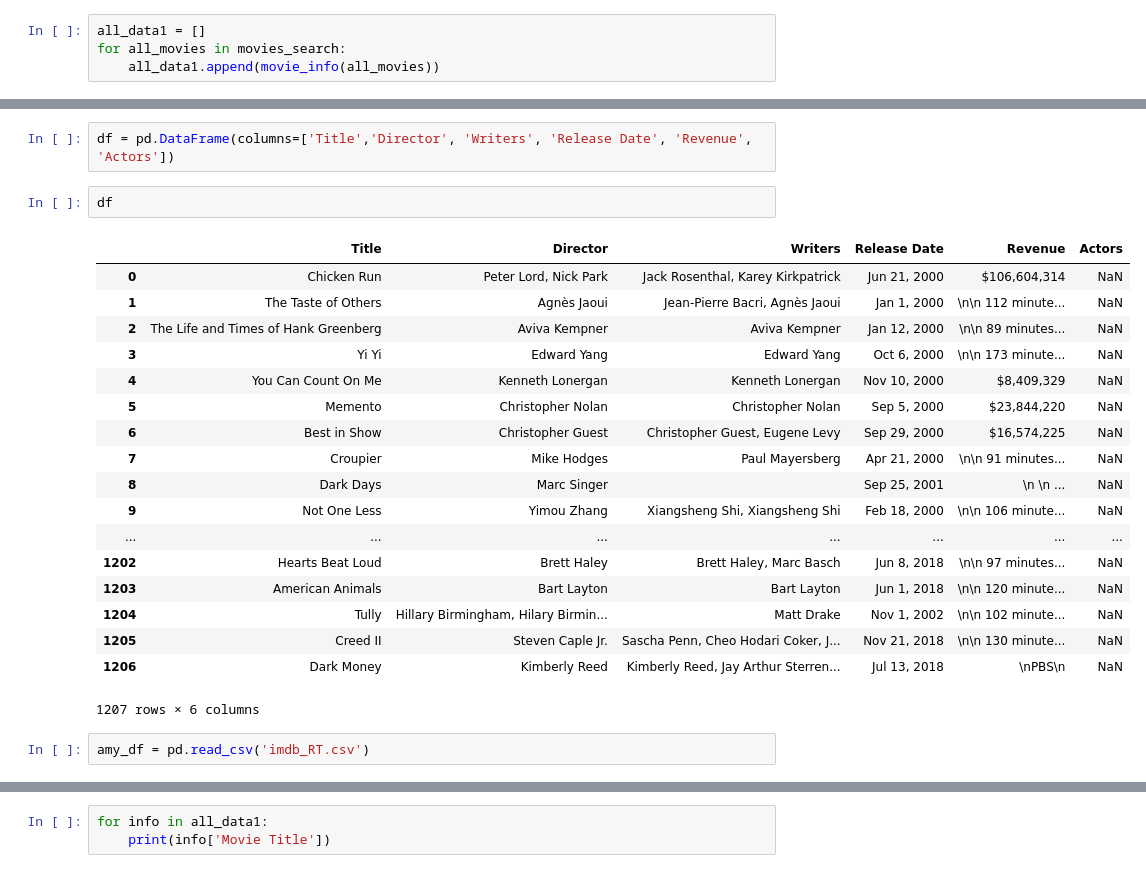
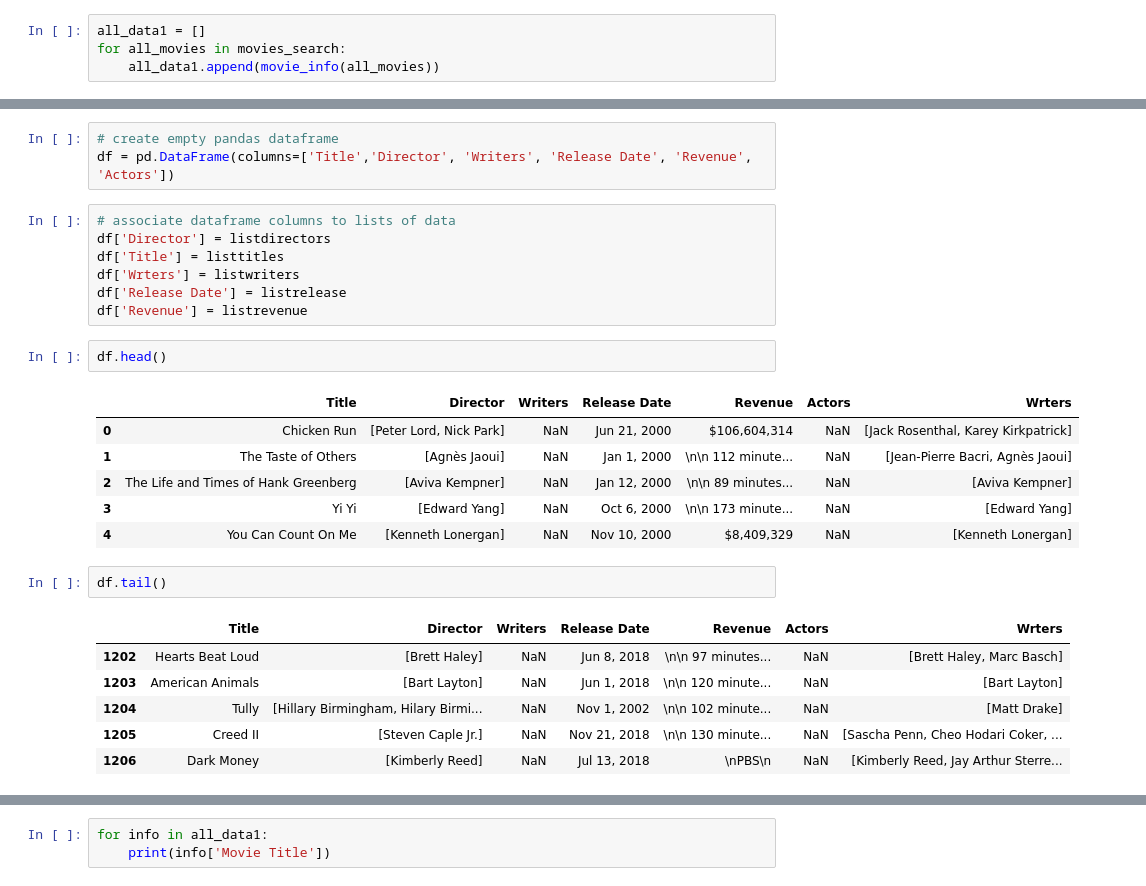
Before and after one commit to lasoya/Mod1_Project, a Jupyter notebook: RT_Scraping.ipynb, the cells around one changed output, grey strips where cells are left out. Saved outputs shown, nothing was run; the diff lists cells and outputs as text.

Commit message:
FInal Dataframe and Database

```diff
--- a/RT_Scraping.ipynb
+++ b/RT_Scraping.ipynb
@@ -106,27 +129,30 @@ all_data1
   'Box Office Info': '\n\n                                85 minutes\n                            \n',
   'Actors': ['\n
 # %%
+# create empty pandas dataframe
 df = pd.DataFrame(columns=['Title','Director', 'Writers', 'Release Date', 'Revenue', 'Actors'])
+# %%
+# associate dataframe columns to lists of data
+df['Director'] = listdirectors
+df['Title'] = listtitles
+df['Wrters'] = listwriters
+df['Release Date'] = listrelease
+df['Revenue'] = listrevenue
 # %%
-df
+df.head()
 # %% [output]
-|  | Title | Director | Writers | Release Date | Revenue | Actors |
-| 0 | Chicken Run | Peter Lord, Nick Park | Jack Rosenthal, Karey Kirkpatrick | Jun 21, 2000 | $106,604,314 | NaN |
-| 1 | The Taste of Others | Agnès Jaoui | Jean-Pierre Bacri, Agnès Jaoui | Jan 1, 2000 | \n\n 112 minute... | NaN |
-| 2 | The Life and Times of Hank Greenberg | Aviva Kempner | Aviva Kempner | Jan 12, 2000 | \n\n 89 minutes... | NaN |
-| 3 | Yi Yi | Edward Yang | Edward Yang | Oct 6, 2000 | \n\n 173 minute... | NaN |
-| 4 | You Can Count On Me | Kenneth Lonergan | Kenneth Lonergan | Nov 10, 2000 | $8,409,329 | NaN |
-| 5 | Memento | Christopher Nolan | Christopher Nolan | Sep 5, 2000 | $23,844,220 | NaN |
-| 6 | Best in Show | Christopher Guest | Christopher Guest, Eugene Levy | Sep 29, 2000 | $16,574,225 | NaN |
-| 7 | Croupier | Mike Hodges | Paul Mayersberg | Apr 21, 2000 | \n\n 91 minutes... | NaN |
-| 8 | Dark Days | Marc Singer |  | Sep 25, 2001 | \n \n ... | NaN |
-| 9 | Not One Less | Yimou Zhang | Xiangsheng Shi, Xiangsheng Shi | Feb 18, 2000 | \n\n 106 minute... | NaN |
-| ... | ... | ... | ... | ... | ... | ... |
-| 1202 | Hearts Beat Loud | Brett Haley | Brett Haley, Marc Basch | Jun 8, 2018 | \n\n 97 minutes... | NaN |
-| 1203 | American Animals | Bart Layton | Bart Layton | Jun 1, 2018 | \n\n 120 minute... | NaN |
-| 1204 | Tully | Hillary Birmingham, Hilary Birmin... | Matt Drake | Nov 1, 2002 | \n\n 102 minute... | NaN |
-| 1205 | Creed II | Steven Caple Jr. | Sascha Penn, Cheo Hodari Coker, J... | Nov 21, 2018 | \n\n 130 minute... | NaN |
-| 1206 | Dark Money | Kimberly Reed | Kimberly Reed, Jay Arthur Sterren... | Jul 13, 2018 | \nPBS\n | NaN |
+|  | Title | Director | Writers | Release Date | Revenue | Actors | Wrters |
+| 0 | Chicken Run | [Peter Lord, Nick Park] | NaN | Jun 21, 2000 | $106,604,314 | NaN | [Jack Rosenthal, Karey Kirkpatrick] |
+| 1 | The Taste of Others | [Agnès Jaoui] | NaN | Jan 1, 2000 | \n\n 112 minute... | NaN | [Jean-Pierre Bacri, Agnès Jaoui] |
+| 2 | The Life and Times of Hank Greenberg | [Aviva Kempner] | NaN | Jan 12, 2000 | \n\n 89 minutes... | NaN | [Aviva Kempner] |
+| 3 | Yi Yi | [Edward Yang] | NaN | Oct 6, 2000 | \n\n 173 minute... | NaN | [Edward Yang] |
+| 4 | You Can Count On Me | [Kenneth Lonergan] | NaN | Nov 10, 2000 | $8,409,329 | NaN | [Kenneth Lonergan] |
-1207 rows × 6 columns
-# %%
-amy_df = pd.read_csv('imdb_RT.csv')
+# %%
+df.tail()
+# %% [output]
+|  | Title | Director | Writers | Release Date | Revenue | Actors | Wrters |
+| 1202 | Hearts Beat Loud | [Brett Haley] | NaN | Jun 8, 2018 | \n\n 97 minutes... | NaN | [Brett Haley, Marc Basch] |
+| 1203 | American Animals | [Bart Layton] | NaN | Jun 1, 2018 | \n\n 120 minute... | NaN | [Bart Layton] |
+| 1204 | Tully | [Hillary Birmingham, Hilary Birmi... | NaN | Nov 1, 2002 | \n\n 102 minute... | NaN | [Matt Drake] |
+| 1205 | Creed II | [Steven Caple Jr.] | NaN | Nov 21, 2018 | \n\n 130 minute... | NaN | [Sascha Penn, Cheo Hodari Coker, ... |
+| 1206 | Dark Money | [Kimberly Reed] | NaN | Jul 13, 2018 | \nPBS\n | NaN | [Kimberly Reed, Jay Arthur Sterre... |
```
Also changed, not shown: parts of 23 cells of this notebook.
